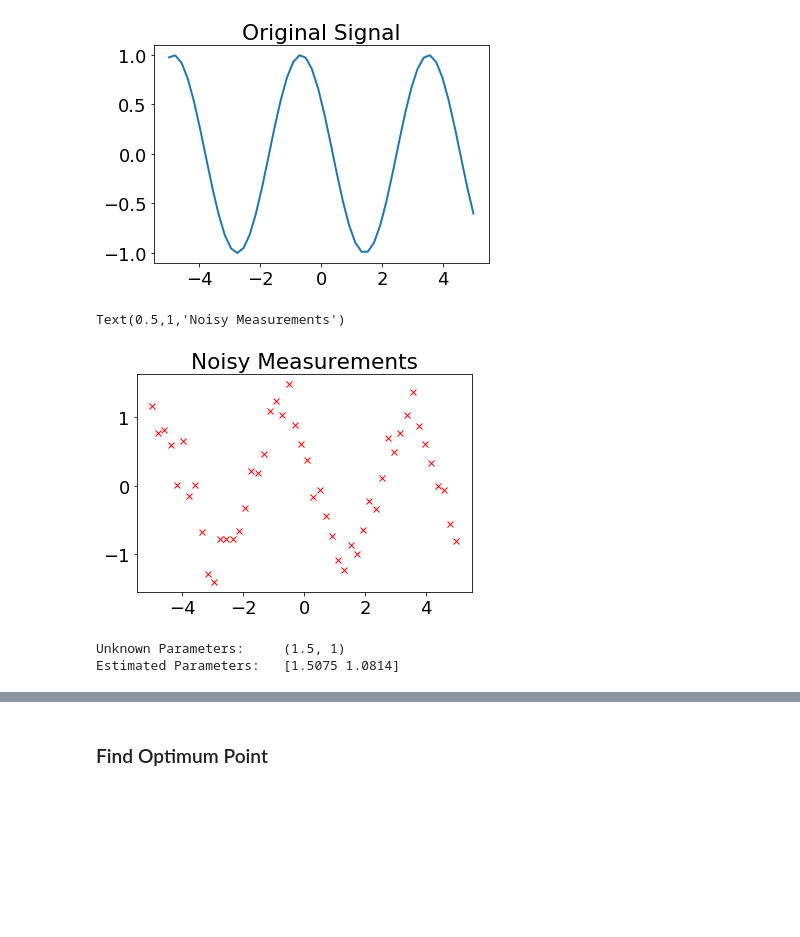
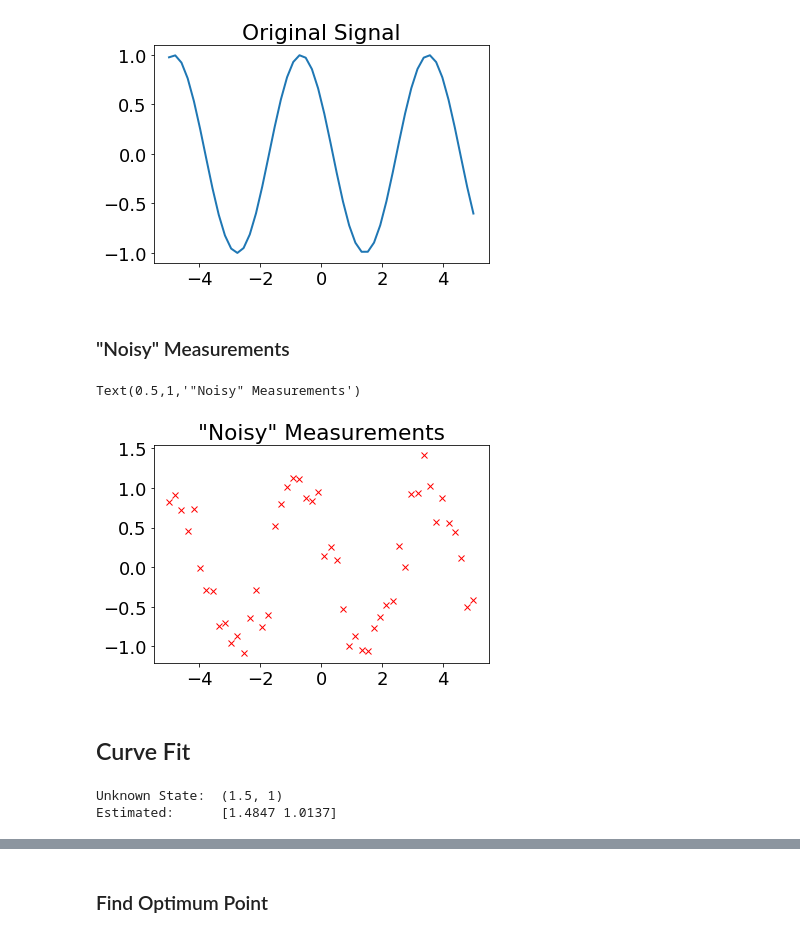
Before and after one commit to amitibo/python-seminar-2018, a Jupyter notebook: notebooks/Advanced Python Seminar.ipynb, the cells around one changed output, grey strips where cells are left out. Saved outputs shown, nothing was run; the diff lists cells and outputs as text; code cells hidden in the pictures; blank space fills up the shorter version.

```diff
--- a/notebooks/Advanced Python Seminar.ipynb
+++ b/notebooks/Advanced Python Seminar.ipynb
@@ -562,0 +550,4 @@ y = line_model(x, *unknown_params)
+# %%
+def model(x, omega, phi):
+
+    return np.cos(omega * x + phi)
@@ -562,0 +556,2 @@ y = line_model(x, *unknown_params)
+# %%
+state = (1.5, 1)
@@ -563,6 +560,11 @@ y = line_model(x, *unknown_params)
+# %%
+x = np.linspace(-5, 5, 50)
+y = model(x, *state)
 # %%
 plt.plot(x, y, label="data", linewidth=2)
 plt.title("Original Signal")
 # %% [output]
 Text(0.5,1,'Original Signal')
 [figure]
+# %% [markdown]
+### "Noisy" Measurements
@@ -569,8 +573,6 @@ Text(0.5,1,'Original Signal')
 # %%
-y_measurements = y + .2*np.random.normal(size=y.size)
-
 plt.plot(x, y_measurements, 'rx', label="noisy data", linewidth=2)
-plt.title("Noisy Measurements")
+plt.title('"Noisy" Measurements')
 # %% [output]
-Text(0.5,1,'Noisy Measurements')
+Text(0.5,1,'"Noisy" Measurements')
-[figure, old version]
+[figure, new version]
@@ -587,0 +579,2 @@ estimated_params, params_cov = optimize.curve_fit(
+# %% [markdown]
+## Curve Fit
@@ -588,9 +588,9 @@ estimated_params, params_cov = optimize.curve_fit(
 # %%
-print("Unknown Parameters:\t{}".format(unknown_params))
-print("Estimated Parameters:\t{}".format(estimated_params))
+print("Unknown State:\t{}".format(state))
+print("Estimated:\t{}".format(estimated_state))
 # %% [output]
-Unknown Parameters:     (1.5, 1)
-Estimated Parameters:   [1.5075 1.0814]
+Unknown State:  (1.5, 1)
+Estimated:      [1.4847 1.0137]
 # %%
 # plot the data and the fitted curve
 plt.figure(figsize=(8, 8))
```
Also changed, not shown: parts of 43 cells of this notebook, 2 other files.
